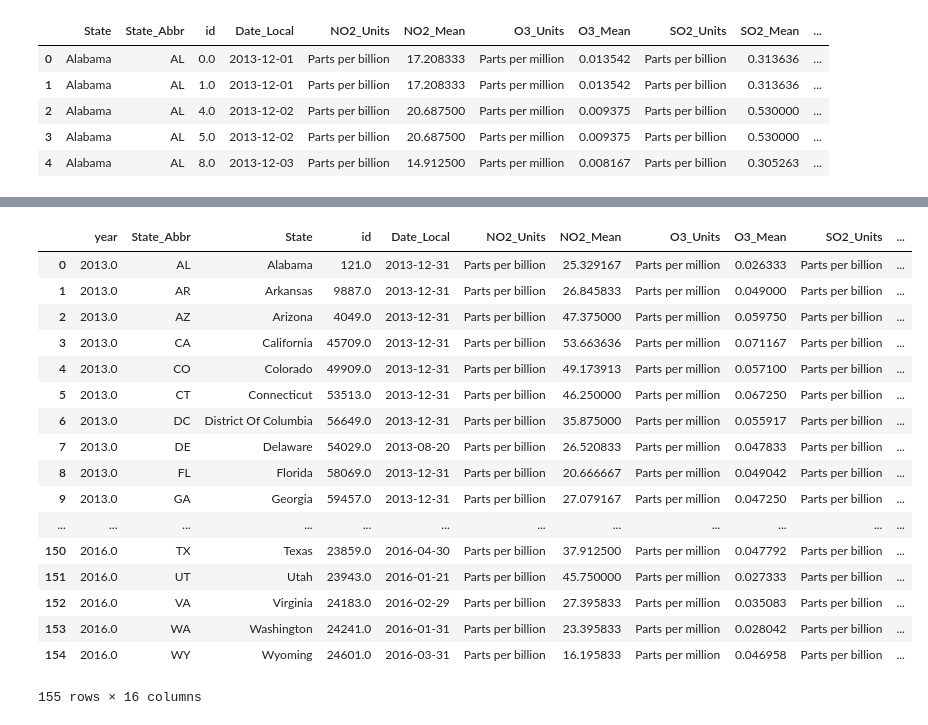
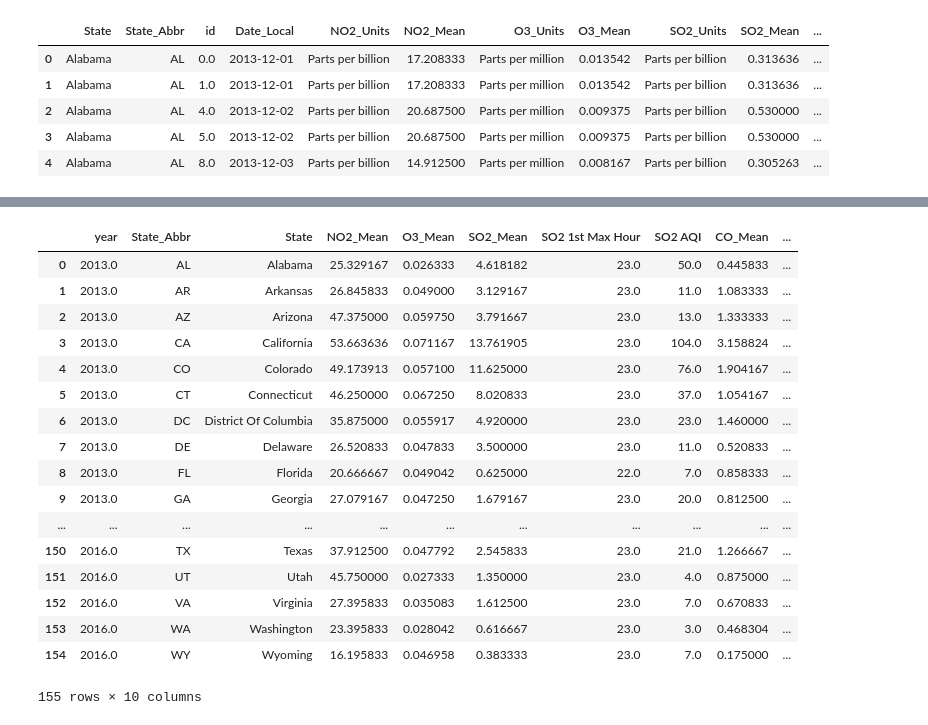
Before and after one commit to emilou1981/ETL-Project, a Jupyter notebook: pollution_groupby_stats.ipynb, the cells around one changed output, grey strips where cells are left out. Cells and saved outputs as stored; diff of their text form; code cells hidden in the pictures.

```diff
--- a/pollution_groupby_stats.ipynb
+++ b/pollution_groupby_stats.ipynb
@@ -21,3 +21,8 @@ pol_13_16_df.head()
 | 2 | Alabama | AL | 4.0 | 2013-12-02 | Parts per billion | 20.687500 | Parts per million | 0.009375 | Parts per billion | 0.530000 | ... |
 | 3 | Alabama | AL | 5.0 | 2013-12-02 | Parts per billion | 20.687500 | Parts per million | 0.009375 | Parts per billion | 0.530000 | ... |
 | 4 | Alabama | AL | 8.0 | 2013-12-03 | Parts per billion | 14.912500 | Parts per million | 0.008167 | Parts per billion | 0.305263 | ... |
+# %%
+# drop columns not needed - I hope.
+pol_13_16_df.drop(columns=['id', 'Date_Local', 'NO2_Units', \
+                           'O3_Units', 'SO2_Units', 'CO_Units'], inplace=True)
+pol_13_16_df.head()
@@ -51,25 +62,24 @@ pol_groupby_min_df.head()
 # %%
-# - get max, i don't know if there is a way to do this in one shot.
+# - get max
 
-
-pol_groupby_max_df = pol_13_16_df.groupby(['year', 'State_Abbr']).max().reset_index().groupby('State_Abbr')
+pol_groupby_max_df = pol_13_16_df.groupby(['year', 'State_Abbr'], as_index=False).max().groupby('State_Abbr', as_index=False)
 pol_groupby_max_df.head()
 # %% [output]
-|  | year | State_Abbr | State | id | Date_Local | NO2_Units | NO2_Mean | O3_Units | O3_Mean | SO2_Units | ... |
-| 0 | 2013.0 | AL | Alabama | 121.0 | 2013-12-31 | Parts per billion | 25.329167 | Parts per million | 0.026333 | Parts per billion | ... |
-| 1 | 2013.0 | AR | Arkansas | 9887.0 | 2013-12-31 | Parts per billion | 26.845833 | Parts per million | 0.049000 | Parts per billion | ... |
-| 2 | 2013.0 | AZ | Arizona | 4049.0 | 2013-12-31 | Parts per billion | 47.375000 | Parts per million | 0.059750 | Parts per billion | ... |
-| 3 | 2013.0 | CA | California | 45709.0 | 2013-12-31 | Parts per billion | 53.663636 | Parts per million | 0.071167 | Parts per billion | ... |
-| 4 | 2013.0 | CO | Colorado | 49909.0 | 2013-12-31 | Parts per billion | 49.173913 | Parts per million | 0.057100 | Parts per billion | ... |
-| 5 | 2013.0 | CT | Connecticut | 53513.0 | 2013-12-31 | Parts per billion | 46.250000 | Parts per million | 0.067250 | Parts per billion | ... |
-| 6 | 2013.0 | DC | District Of Columbia | 56649.0 | 2013-12-31 | Parts per billion | 35.875000 | Parts per million | 0.055917 | Parts per billion | ... |
-| 7 | 2013.0 | DE | Delaware | 54029.0 | 2013-08-20 | Parts per billion | 26.520833 | Parts per million | 0.047833 | Parts per billion | ... |
-| 8 | 2013.0 | FL | Florida | 58069.0 | 2013-12-31 | Parts per billion | 20.666667 | Parts per million | 0.049042 | Parts per billion | ... |
-| 9 | 2013.0 | GA | Georgia | 59457.0 | 2013-12-31 | Parts per billion | 27.079167 | Parts per million | 0.047250 | Parts per billion | ... |
-| ... | ... | ... | ... | ... | ... | ... | ... | ... | ... | ... | ... |
-| 150 | 2016.0 | TX | Texas | 23859.0 | 2016-04-30 | Parts per billion | 37.912500 | Parts per million | 0.047792 | Parts per billion | ... |
-| 151 | 2016.0 | UT | Utah | 23943.0 | 2016-01-21 | Parts per billion | 45.750000 | Parts per million | 0.027333 | Parts per billion | ... |
-| 152 | 2016.0 | VA | Virginia | 24183.0 | 2016-02-29 | Parts per billion | 27.395833 | Parts per million | 0.035083 | Parts per billion | ... |
-| 153 | 2016.0 | WA | Washington | 24241.0 | 2016-01-31 | Parts per billion | 23.395833 | Parts per million | 0.028042 | Parts per billion | ... |
-| 154 | 2016.0 | WY | Wyoming | 24601.0 | 2016-03-31 | Parts per billion | 16.195833 | Parts per million | 0.046958 | Parts per billion | ... |
+|  | year | State_Abbr | State | NO2_Mean | O3_Mean | SO2_Mean | SO2 1st Max Hour | SO2 AQI | CO_Mean | ... |
+| 0 | 2013.0 | AL | Alabama | 25.329167 | 0.026333 | 4.618182 | 23.0 | 50.0 | 0.445833 | ... |
+| 1 | 2013.0 | AR | Arkansas | 26.845833 | 0.049000 | 3.129167 | 23.0 | 11.0 | 1.083333 | ... |
+| 2 | 2013.0 | AZ | Arizona | 47.375000 | 0.059750 | 3.791667 | 23.0 | 13.0 | 1.333333 | ... |
+| 3 | 2013.0 | CA | California | 53.663636 | 0.071167 | 13.761905 | 23.0 | 104.0 | 3.158824 | ... |
+| 4 | 2013.0 | CO | Colorado | 49.173913 | 0.057100 | 11.625000 | 23.0 | 76.0 | 1.904167 | ... |
+| 5 | 2013.0 | CT | Connecticut | 46.250000 | 0.067250 | 8.020833 | 23.0 | 37.0 | 1.054167 | ... |
+| 6 | 2013.0 | DC | District Of Columbia | 35.875000 | 0.055917 | 4.920000 | 23.0 | 23.0 | 1.460000 | ... |
+| 7 | 2013.0 | DE | Delaware | 26.520833 | 0.047833 | 3.500000 | 23.0 | 11.0 | 0.520833 | ... |
+| 8 | 2013.0 | FL | Florida | 20.666667 | 0.049042 | 0.625000 | 22.0 | 7.0 | 0.858333 | ... |
+| 9 | 2013.0 | GA | Georgia | 27.079167 | 0.047250 | 1.679167 | 23.0 | 20.0 | 0.812500 | ... |
+| ... | ... | ... | ... | ... | ... | ... | ... | ... | ... | ... |
+| 150 | 2016.0 | TX | Texas | 37.912500 | 0.047792 | 2.545833 | 23.0 | 21.0 | 1.266667 | ... |
+| 151 | 2016.0 | UT | Utah | 45.750000 | 0.027333 | 1.350000 | 23.0 | 4.0 | 0.875000 | ... |
+| 152 | 2016.0 | VA | Virginia | 27.395833 | 0.035083 | 1.612500 | 23.0 | 7.0 | 0.670833 | ... |
+| 153 | 2016.0 | WA | Washington | 23.395833 | 0.028042 | 0.616667 | 23.0 | 3.0 | 0.468304 | ... |
+| 154 | 2016.0 | WY | Wyoming | 16.195833 | 0.046958 | 0.383333 | 23.0 | 7.0 | 0.175000 | ... |
-155 rows × 16 columns
+155 rows × 10 columns
```
Also changed, not shown: parts of 11 cells of this notebook.
